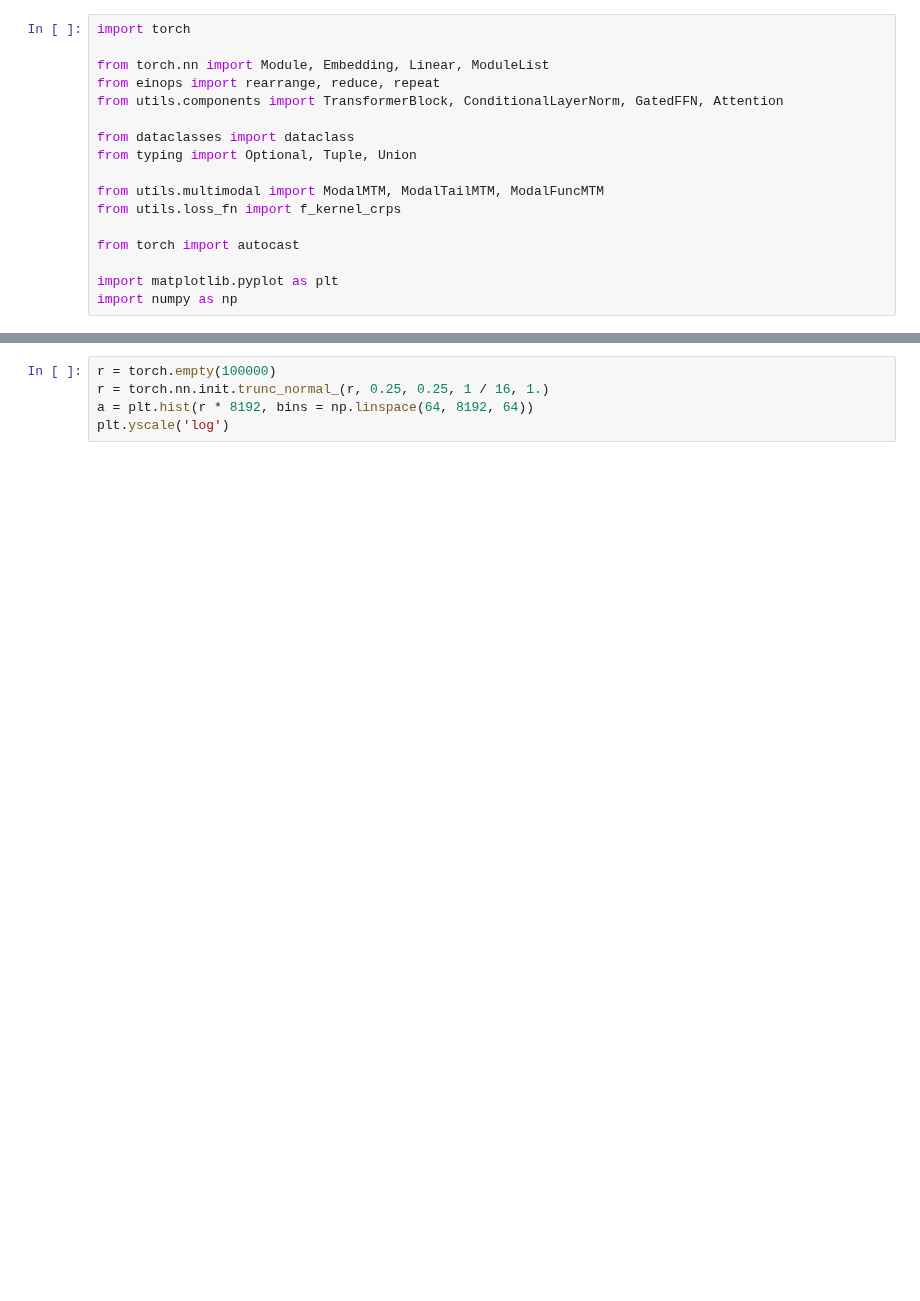
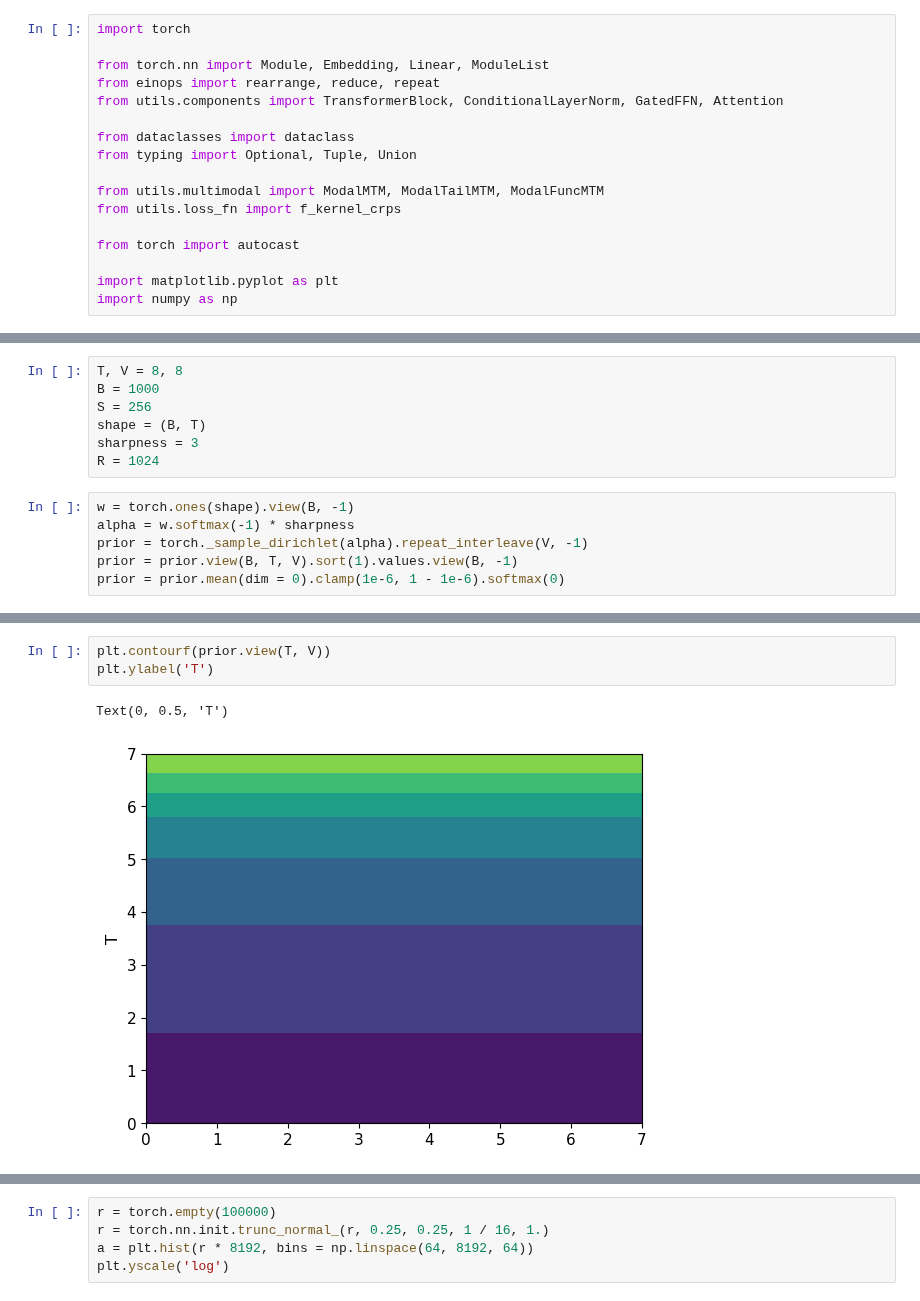
Before and after one commit to jthuemmel/thesis, a Jupyter notebook: modeldev.ipynb, the cells around one changed output, grey strips where cells are left out. Cells and saved outputs as stored; diff of their text form; blank space fills up the shorter version.

```diff
--- a/modeldev.ipynb
+++ b/modeldev.ipynb
@@ -17,0 +155,13 @@ import numpy as np
+# %%
+T, V = 8, 8
+B = 1000
+S = 256
+shape = (B, T)
+sharpness = 3
+R = 1024
+# %%
+w = torch.ones(shape).view(B, -1)
+alpha = w.softmax(-1) * sharpness
+prior = torch._sample_dirichlet(alpha).repeat_interleave(V, -1)
+prior = prior.view(B, T, V).sort(1).values.view(B, -1)
+prior = prior.mean(dim = 0).clamp(1e-6, 1 - 1e-6).softmax(0)
@@ -17,0 +179,6 @@ import numpy as np
+# %%
+plt.contourf(prior.view(T, V))
+plt.ylabel('T')
+# %% [output]
+Text(0, 0.5, 'T')
+[figure, added]
```
Also changed, not shown: parts of 4 cells of this notebook, 1 other file.
